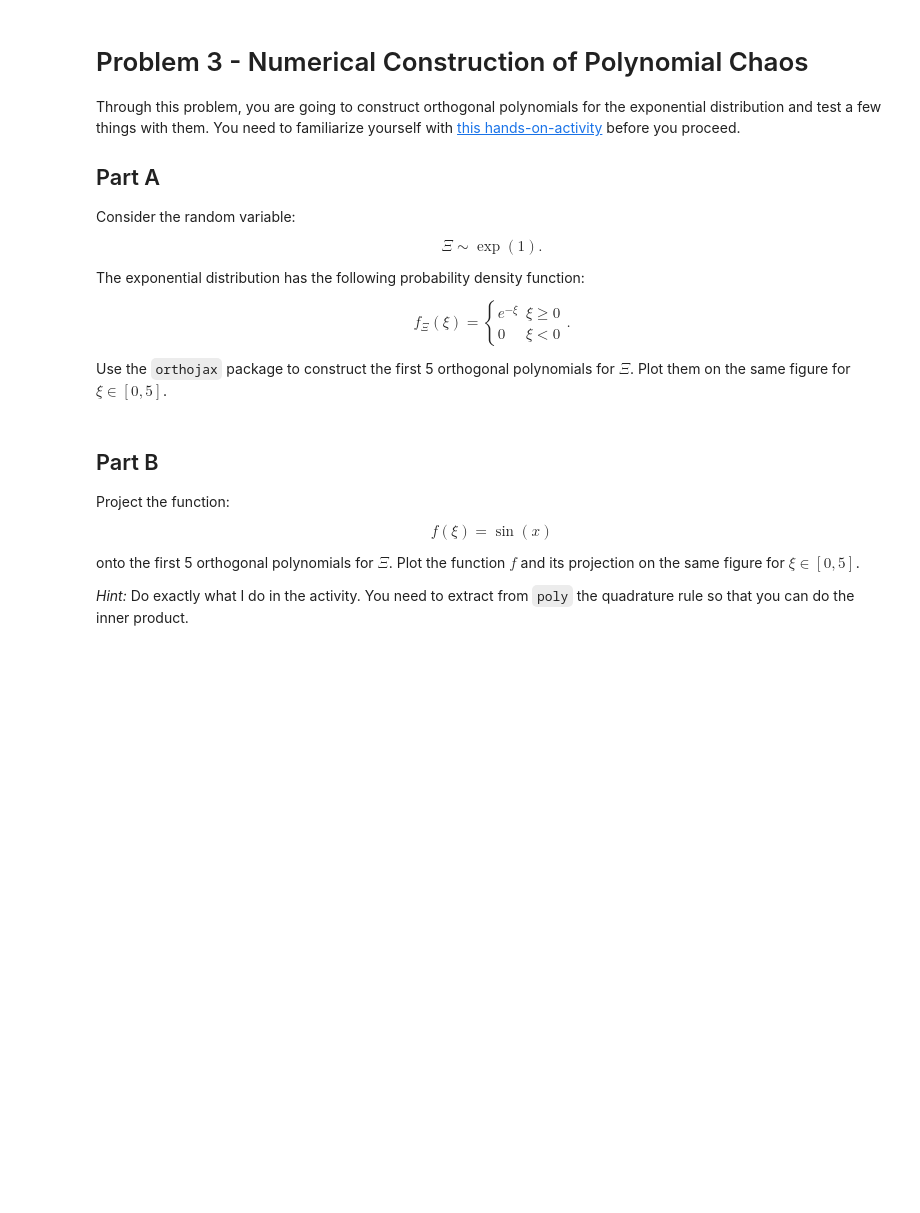
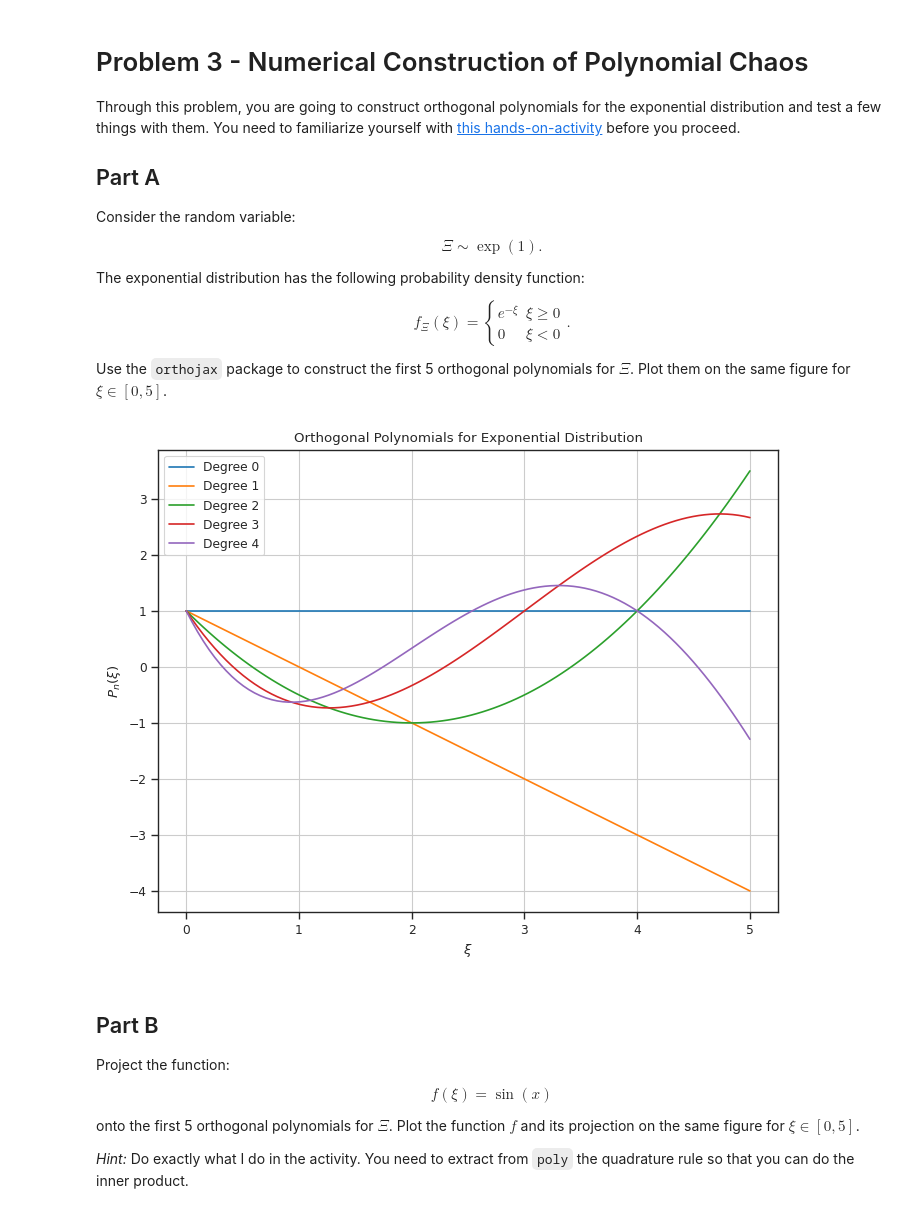
Before and after one commit to Harrydirk41/Hearthstone-MCTS, a Jupyter notebook: book/homework/03_homework.ipynb, the cells around one changed output. Cells and saved outputs as stored; diff of their text form; code cells hidden in the pictures; blank space fills up the shorter version.

```diff
--- a/book/homework/03_homework.ipynb
+++ b/book/homework/03_homework.ipynb
@@ -238,3 +308,21 @@ import jax.numpy as jnp
+# %%
+import torch
+import matplotlib.pyplot as plt
+from scipy.special import eval_laguerre
+
+xi = torch.linspace(0, 5, 100)
+plt.figure(figsize=(8, 6))
+for i in range(5):
+    plt.plot(xi.numpy(), eval_laguerre(i, xi.numpy()), label=f"Degree {i}")
+
+plt.xlabel(r'$\xi$')
+plt.ylabel(r'$P_n(\xi)$')
+plt.title("Orthogonal Polynomials for Exponential Distribution")
+plt.legend()
+plt.grid(True)
+plt.show()
+# %% [output]
+[figure, added]
 # %% [markdown]
 ## Part B
 
```
Also changed, not shown: parts of 15 cells of this notebook.
